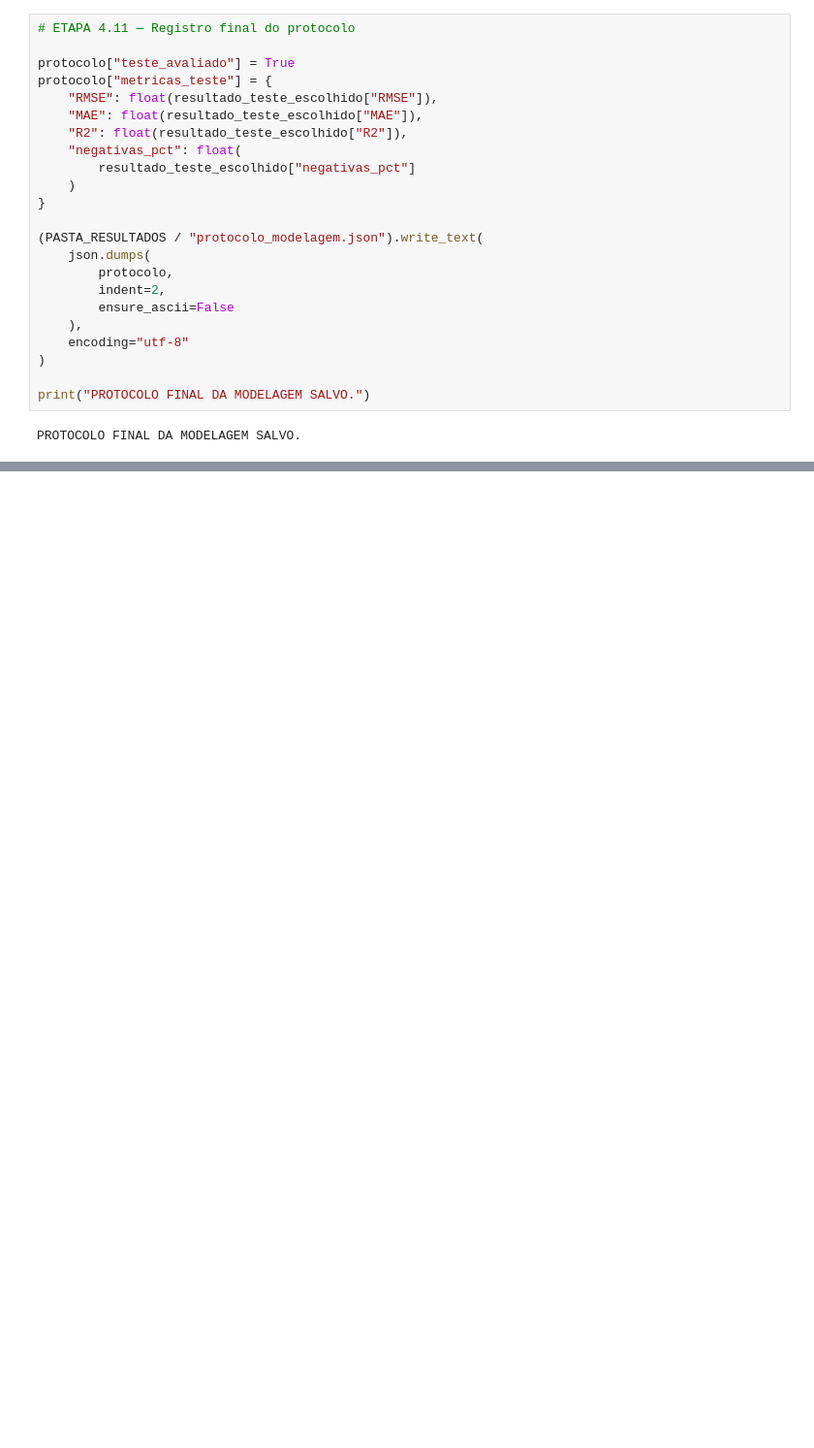
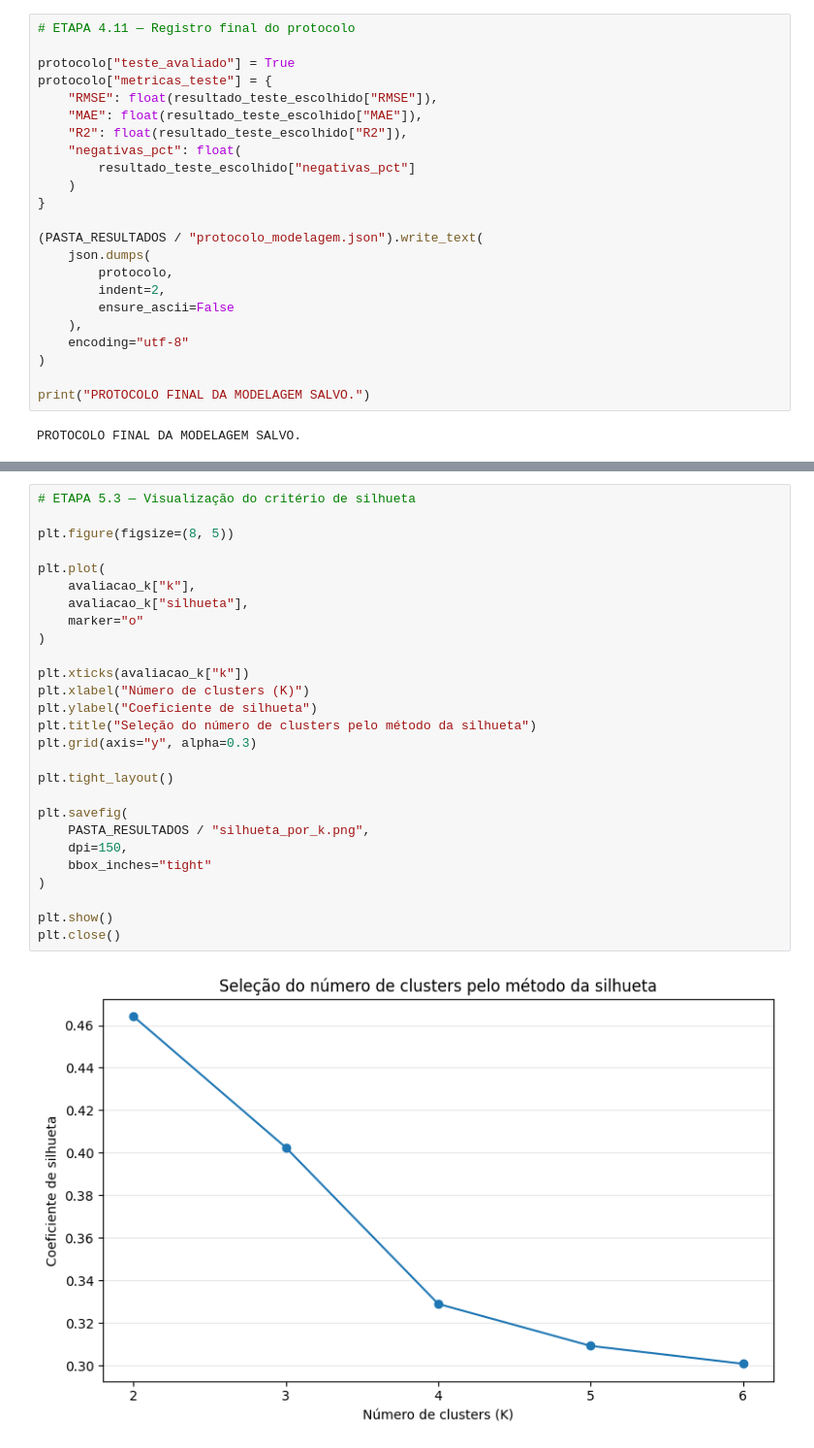
Before and after one commit to douglasarend/sistematizacao-ciencia-dados-ii, a Jupyter notebook: Sistematizacao_CD2.ipynb, the cells around one changed output, grey strips where cells are left out. Shown at 97% size. Drawn from its saved outputs; the diff is of its cells as text; blank space fills up the shorter version.

Commit message:
Add files via upload
Implementa clusterização K-Means, seleção por silhueta e perfil dos grupos

```diff
--- a/Sistematizacao_CD2.ipynb
+++ b/Sistematizacao_CD2.ipynb
@@ -2359,0 +2629,29 @@ PROTOCOLO FINAL DA MODELAGEM SALVO.
+# %%
+# ETAPA 5.3 — Visualização do critério de silhueta
+
+plt.figure(figsize=(8, 5))
+
+plt.plot(
+    avaliacao_k["k"],
+    avaliacao_k["silhueta"],
+    marker="o"
+)
+
+plt.xticks(avaliacao_k["k"])
+plt.xlabel("Número de clusters (K)")
+plt.ylabel("Coeficiente de silhueta")
+plt.title("Seleção do número de clusters pelo método da silhueta")
+plt.grid(axis="y", alpha=0.3)
+
+plt.tight_layout()
+
+plt.savefig(
+    PASTA_RESULTADOS / "silhueta_por_k.png",
+    dpi=150,
+    bbox_inches="tight"
+)
+
+plt.show()
+plt.close()
+# %% [output]
+[figure, added]
```
Also changed, not shown: parts of 9 cells of this notebook.
